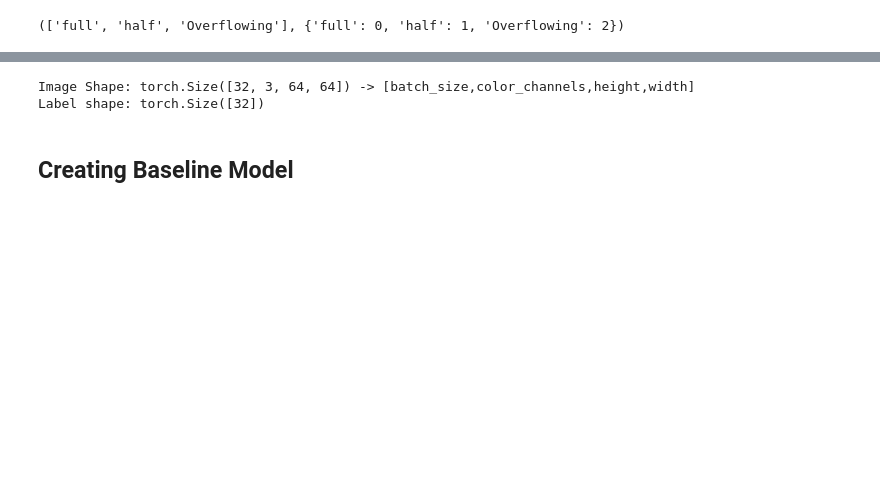
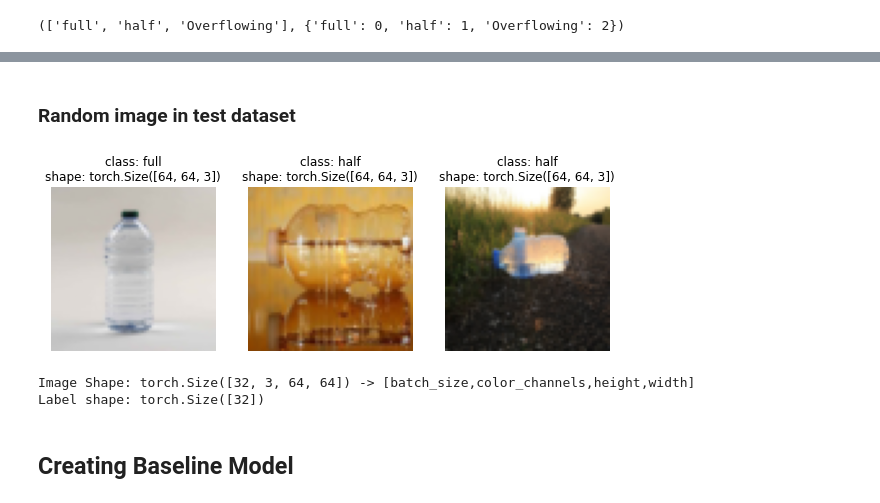
Before and after one commit to emirhansilsupur/water-bottle-image-classification, a Jupyter notebook: water_bottle_clf.ipynb, the cells around one changed output, grey strips where cells are left out. Cells and saved outputs as stored; diff of their text form; code cells hidden in the pictures; blank space fills up the shorter version.

```diff
--- a/water_bottle_clf.ipynb
+++ b/water_bottle_clf.ipynb
@@ -165,3 +180,26 @@ train_data , test_data = torch.utils.data.random_split(data_transformed,[343,86]
+# %% [markdown]
+### Random image in test dataset
+# %%
+random_samples_idx = random.sample(range(len(test_data_transformed)), k=3)
+classes = test_data_transformed.classes
+plt.figure(figsize=(10, 10))
+for i, targ_sample in enumerate(random_samples_idx):
+    targ_image, targ_label = (
+        test_data_transformed[targ_sample][0],
+        test_data_transformed[targ_sample][1],
+    )
+    targ_image_adjust = targ_image.permute(1, 2, 0)
+
+    plt.subplot(1, 3, i + 1)
+    plt.imshow(targ_image_adjust)
+    plt.axis("off")
+
+    title = f"class: {classes[targ_label]}"
+
+    title = title + f"\nshape: {targ_image_adjust.shape}"
+    plt.title(title)
+# %% [output]
+[figure, added]
 # %%
 BATCH_SIZE = 32
 
```
Also changed, not shown: parts of 21 cells of this notebook.
